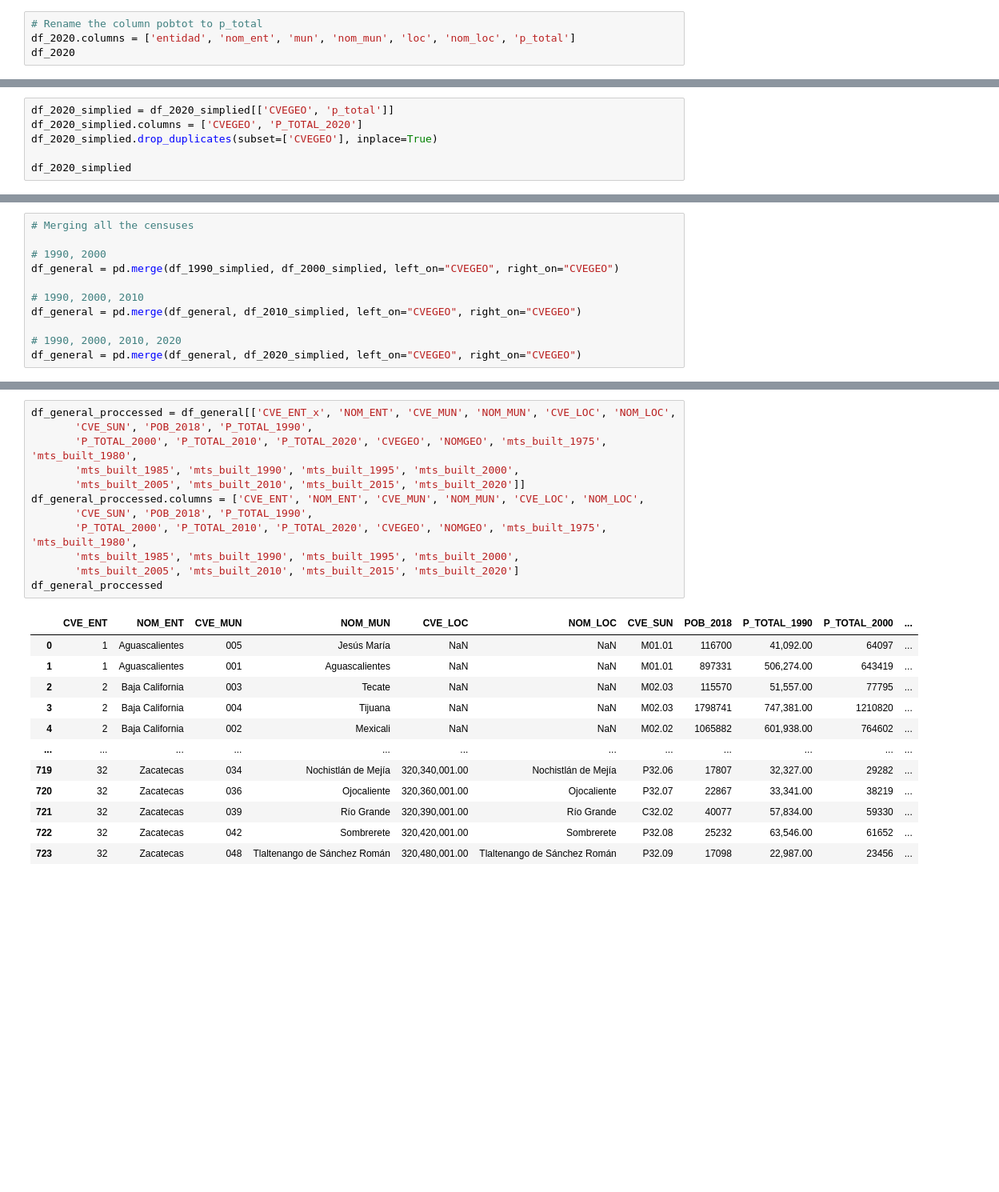
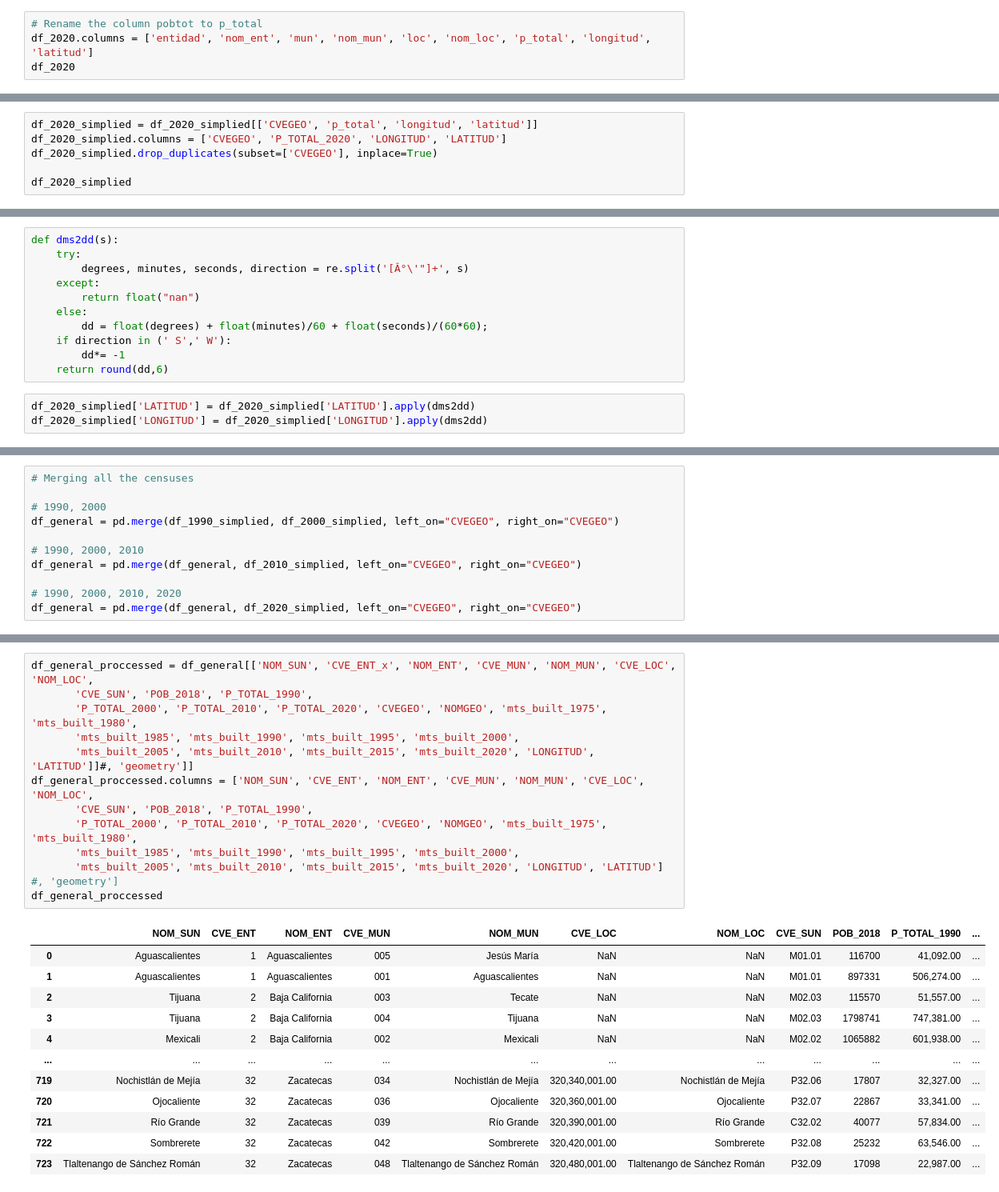
Before and after one commit to SrGitQ/geodata-analysis, a Jupyter notebook: exp/analysis_doc.ipynb, the cells around one changed output, grey strips where cells are left out. Shown at 80% size. Cells and saved outputs as stored; diff of their text form; blank space fills up the shorter version.

```diff
--- a/exp/analysis_doc.ipynb
+++ b/exp/analysis_doc.ipynb
@@ -415,5 +436,5 @@ df_2020
 # %%
 # Rename the column pobtot to p_total
-df_2020.columns = ['entidad', 'nom_ent', 'mun', 'nom_mun', 'loc', 'nom_loc', 'p_total']
+df_2020.columns = ['entidad', 'nom_ent', 'mun', 'nom_mun', 'loc', 'nom_loc', 'p_total', 'longitud', 'latitud']
 df_2020
 # %% [output]
@@ -473,6 +494,6 @@ See the caveats in the documentation: https://pandas.pydata.org/pandas-docs/stab
 # %%
-df_2020_simplied = df_2020_simplied[['CVEGEO', 'p_total']]
-df_2020_simplied.columns = ['CVEGEO', 'P_TOTAL_2020']
+df_2020_simplied = df_2020_simplied[['CVEGEO', 'p_total', 'longitud', 'latitud']]
+df_2020_simplied.columns = ['CVEGEO', 'P_TOTAL_2020', 'LONGITUD', 'LATITUD']
 df_2020_simplied.drop_duplicates(subset=['CVEGEO'], inplace=True)
 
 df_2020_simplied
@@ -497,2 +518,16 @@ See the caveats in the documentation: https://pandas.pydata.org/pandas-docs/stab
 # %% [markdown]
 The census data has been read, processed, filtered, and is now ready to be merged in the [Merging section](#).
+# %%
+def dms2dd(s):
+    try:
+        degrees, minutes, seconds, direction = re.split('[Â°\'"]+', s)
+    except:
+        return float("nan")
+    else:
+        dd = float(degrees) + float(minutes)/60 + float(seconds)/(60*60);
+    if direction in (' S',' W'):
+        dd*= -1
+    return round(dd,6)
+# %%
+df_2020_simplied['LATITUD'] = df_2020_simplied['LATITUD'].apply(dms2dd)
+df_2020_simplied['LONGITUD'] = df_2020_simplied['LONGITUD'].apply(dms2dd)
@@ -1007,25 +1161,25 @@ df_general
 # %%
-df_general_proccessed = df_general[['CVE_ENT_x', 'NOM_ENT', 'CVE_MUN', 'NOM_MUN', 'CVE_LOC', 'NOM_LOC',
+df_general_proccessed = df_general[['NOM_SUN', 'CVE_ENT_x', 'NOM_ENT', 'CVE_MUN', 'NOM_MUN', 'CVE_LOC', 'NOM_LOC',
        'CVE_SUN', 'POB_2018', 'P_TOTAL_1990',
        'P_TOTAL_2000', 'P_TOTAL_2010', 'P_TOTAL_2020', 'CVEGEO', 'NOMGEO', 'mts_built_1975', 'mts_built_1980',
        'mts_built_1985', 'mts_built_1990', 'mts_built_1995', 'mts_built_2000',
-       'mts_built_2005', 'mts_built_2010', 'mts_built_2015', 'mts_built_2020']]
-df_general_proccessed.columns = ['CVE_ENT', 'NOM_ENT', 'CVE_MUN', 'NOM_MUN', 'CVE_LOC', 'NOM_LOC',
+       'mts_built_2005', 'mts_built_2010', 'mts_built_2015', 'mts_built_2020', 'LONGITUD', 'LATITUD']]#, 'geometry']]
+df_general_proccessed.columns = ['NOM_SUN', 'CVE_ENT', 'NOM_ENT', 'CVE_MUN', 'NOM_MUN', 'CVE_LOC', 'NOM_LOC',
        'CVE_SUN', 'POB_2018', 'P_TOTAL_1990',
        'P_TOTAL_2000', 'P_TOTAL_2010', 'P_TOTAL_2020', 'CVEGEO', 'NOMGEO', 'mts_built_1975', 'mts_built_1980',
        'mts_built_1985', 'mts_built_1990', 'mts_built_1995', 'mts_built_2000',
-       'mts_built_2005', 'mts_built_2010', 'mts_built_2015', 'mts_built_2020']
+       'mts_built_2005', 'mts_built_2010', 'mts_built_2015', 'mts_built_2020', 'LONGITUD', 'LATITUD'] #, 'geometry']
 df_general_proccessed
 # %% [output]
-|  | CVE_ENT | NOM_ENT | CVE_MUN | NOM_MUN | CVE_LOC | NOM_LOC | CVE_SUN | POB_2018 | P_TOTAL_1990 | P_TOTAL_2000 | ... |
-| 0 | 1 | Aguascalientes | 005 | Jesús María | NaN | NaN | M01.01 | 116700 | 41,092.00 | 64097 | ... |
-| 1 | 1 | Aguascalientes | 001 | Aguascalientes | NaN | NaN | M01.01 | 897331 | 506,274.00 | 643419 | ... |
-| 2 | 2 | Baja California | 003 | Tecate | NaN | NaN | M02.03 | 115570 | 51,557.00 | 77795 | ... |
-| 3 | 2 | Baja California | 004 | Tijuana | NaN | NaN | M02.03 | 1798741 | 747,381.00 | 1210820 | ... |
-| 4 | 2 | Baja California | 002 | Mexicali | NaN | NaN | M02.02 | 1065882 | 601,938.00 | 764602 | ... |
+|  | NOM_SUN | CVE_ENT | NOM_ENT | CVE_MUN | NOM_MUN | CVE_LOC | NOM_LOC | CVE_SUN | POB_2018 | P_TOTAL_1990 | ... |
+| 0 | Aguascalientes | 1 | Aguascalientes | 005 | Jesús María | NaN | NaN | M01.01 | 116700 | 41,092.00 | ... |
+| 1 | Aguascalientes | 1 | Aguascalientes | 001 | Aguascalientes | NaN | NaN | M01.01 | 897331 | 506,274.00 | ... |
+| 2 | Tijuana | 2 | Baja California | 003 | Tecate | NaN | NaN | M02.03 | 115570 | 51,557.00 | ... |
+| 3 | Tijuana | 2 | Baja California | 004 | Tijuana | NaN | NaN | M02.03 | 1798741 | 747,381.00 | ... |
+| 4 | Mexicali | 2 | Baja California | 002 | Mexicali | NaN | NaN | M02.02 | 1065882 | 601,938.00 | ... |
 | ... | ... | ... | ... | ... | ... | ... | ... | ... | ... | ... | ... |
-| 719 | 32 | Zacatecas | 034 | Nochistlán de Mejía | 320,340,001.00 | Nochistlán de Mejía | P32.06 | 17807 | 32,327.00 | 29282 | ... |
-| 720 | 32 | Zacatecas | 036 | Ojocaliente | 320,360,001.00 | Ojocaliente | P32.07 | 22867 | 33,341.00 | 38219 | ... |
-| 721 | 32 | Zacatecas | 039 | Río Grande | 320,390,001.00 | Río Grande | C32.02 | 40077 | 57,834.00 | 59330 | ... |
-| 722 | 32 | Zacatecas | 042 | Sombrerete | 320,420,001.00 | Sombrerete | P32.08 | 25232 | 63,546.00 | 61652 | ... |
-| 723 | 32 | Zacatecas | 048 | Tlaltenango de Sánchez Román | 320,480,001.00 | Tlaltenango de Sánchez Román | P32.09 | 17098 | 22,987.00 | 23456 | ... |
+| 719 | Nochistlán de Mejía | 32 | Zacatecas | 034 | Nochistlán de Mejía | 320,340,001.00 | Nochistlán de Mejía | P32.06 | 17807 | 32,327.00 | ... |
+| 720 | Ojocaliente | 32 | Zacatecas | 036 | Ojocaliente | 320,360,001.00 | Ojocaliente | P32.07 | 22867 | 33,341.00 | ... |
+| 721 | Río Grande | 32 | Zacatecas | 039 | Río Grande | 320,390,001.00 | Río Grande | C32.02 | 40077 | 57,834.00 | ... |
+| 722 | Sombrerete | 32 | Zacatecas | 042 | Sombrerete | 320,420,001.00 | Sombrerete | P32.08 | 25232 | 63,546.00 | ... |
+| 723 | Tlaltenango de Sánchez Román | 32 | Zacatecas | 048 | Tlaltenango de Sánchez Román | 320,480,001.00 | Tlaltenango de Sánchez Román | P32.09 | 17098 | 22,987.00 | ... |
```
Also changed, not shown: parts of 58 cells of this notebook, 2 other files.
